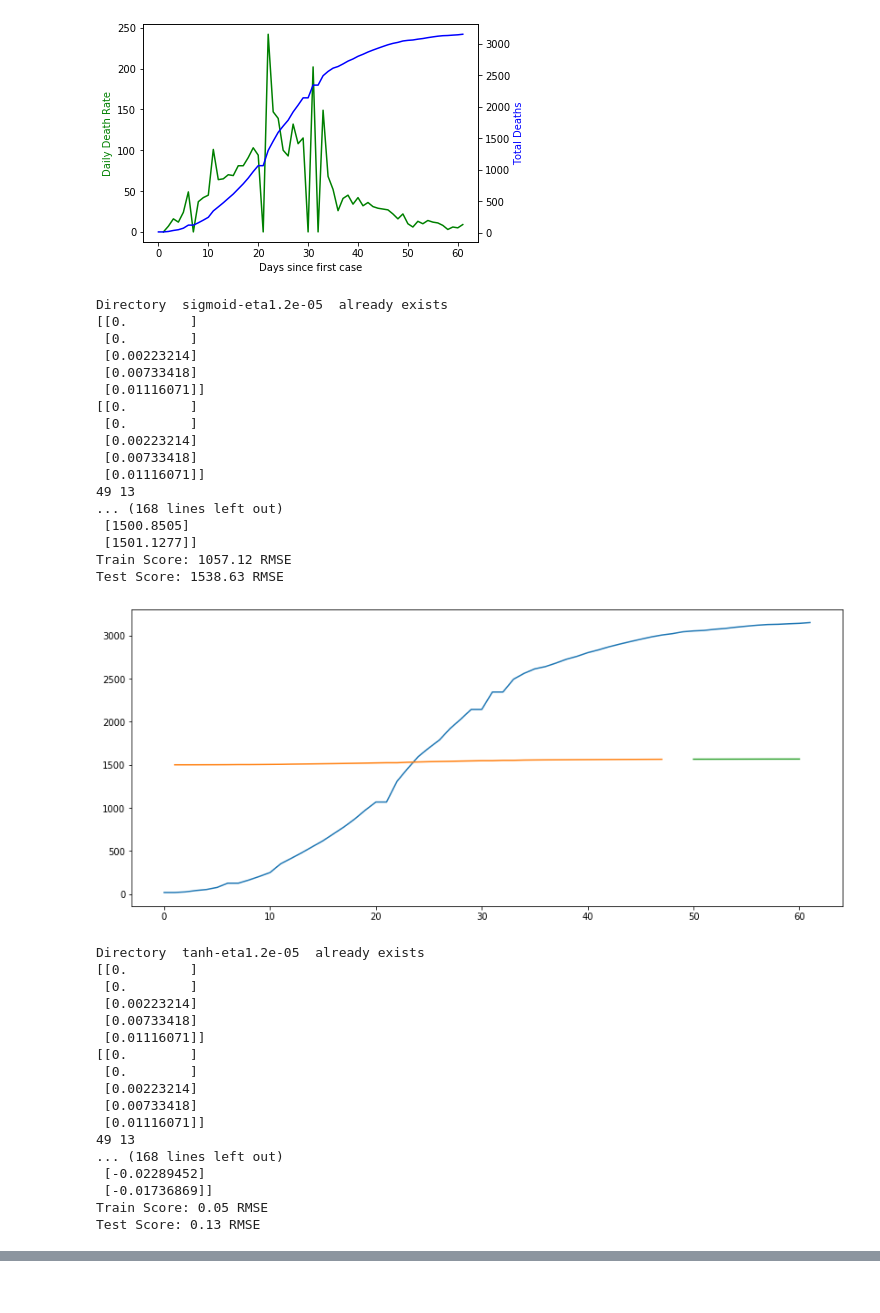
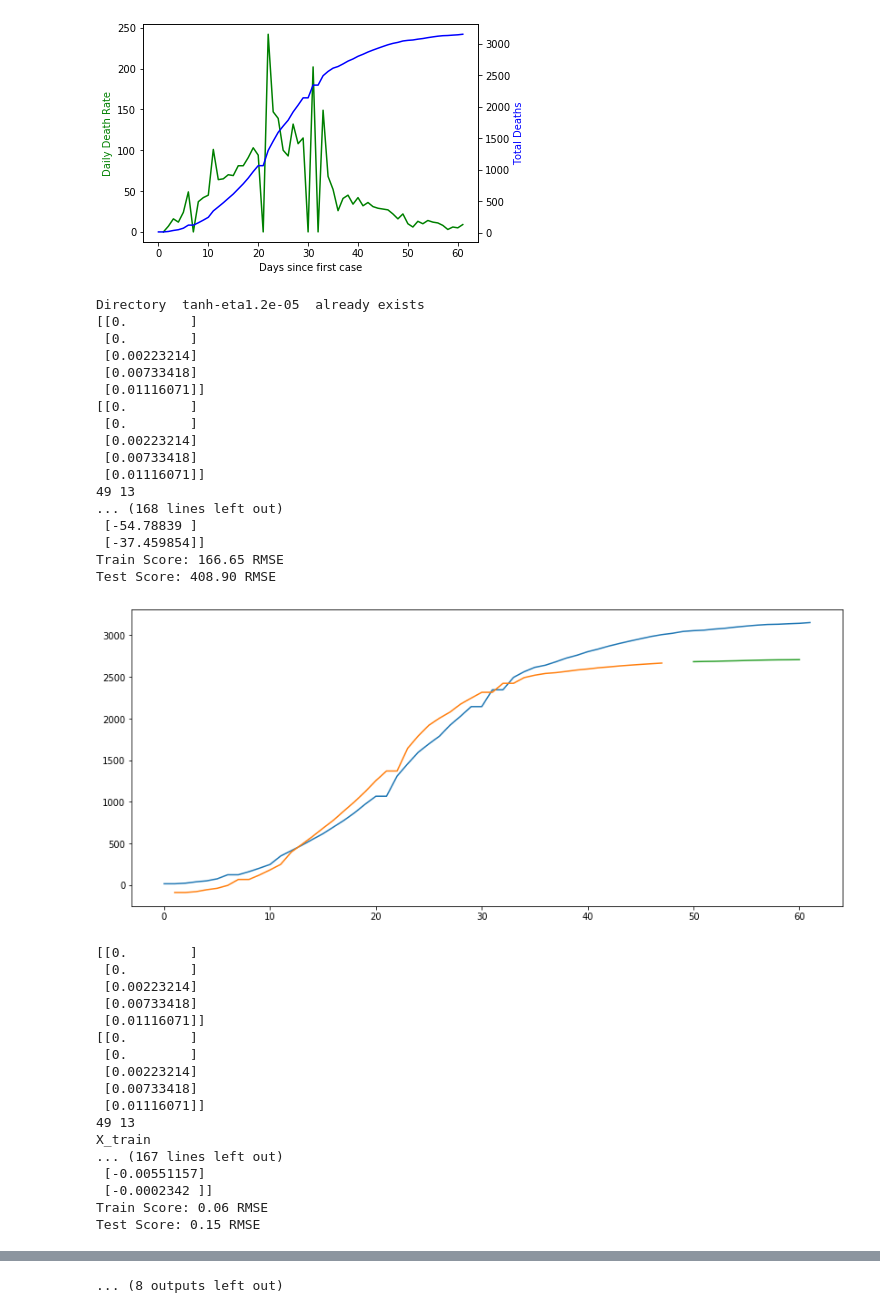
Before and after one commit to zhuowenzhao/COVID19-prediction, a Jupyter notebook: covid_slim.ipynb, the cells around one changed output, grey strips where cells are left out. Drawn from its saved outputs; the diff is of its cells as text; code cells hidden in the pictures.

```diff
--- a/covid_slim.ipynb
+++ b/covid_slim.ipynb
@@ -109,13 +109,13 @@ def create_dataset(data, look_back=1):
 
 #Slim LSTM training
 
-acts = ['sigmoid' , 'tanh']
+acts = ['tanh'] #'sigmoid' ,'tanh'
 #include all your models ina list
-lstms = ['LSTM1'] #, 'LSTM2', 'LSTM3','LSTM4', 'LSTM5', 'LSTM6', 'LSTM4a', 'LSTM5a', 'LSTM10', 'LSTM11']
+lstms = ['LSTM1', 'LSTM2', 'LSTM3', 'LSTM4', 'LSTM5', 'LSTM6', 'LSTM4a', 'LSTM5a', 'LSTM10', 'LSTM11']
 #inlcude all your lr (grid) in a list
 etas = [1.2e-5]
 #Use the name label of the model for the file
-names = ['lstm1']#, 'lstm2', 'lstm3','lstm4', 'lstm5', 'lstm6', 'lstm4a', 'lstm5a', 'lstm10', 'lstm11']
+names = ['lstm1', 'lstm2', 'lstm3', 'lstm4', 'lstm5', 'lstm6', 'lstm4a', 'lstm5a', 'lstm10', 'lstm11']
 
 for act in acts:
     for eta in etas:
@@ -186,40 +186,39 @@ for act in acts:
             # shift test predictions for plotting
             testPredictPlot = np.empty_like(dataset)
             testPredictPlot[:, :] = np.nan
             testPredictPlot[len(trainPredict)+(look_back*2)+1:len(dataset)-1, :] = testPredict
             # plot baseline and predictions
             Data = dataset
             plt.plot(scaler.inverse_transform(Data))
             plt.plot(trainPredictPlot)
             plt.plot(testPredictPlot)
             plt.show()
 
 # create and fit the LSTM network
 # model = Sequential()
 # model.add(LSTM(4, input_shape=(1, look_back)))
 # model.add(Dense(1))
 # model.compile(loss='mean_squared_error', optimizer='adam')
 # model.fit(trainX, trainY, epochs=50, batch_size=1, verbose=2)
 # %% [output]
-Directory  sigmoid-eta1.2e-05  already exists
+Directory  tanh-eta1.2e-05  already exists
 [[0.        ]
  [0.        ]
  [0.00223214]
  [0.00733418]
  [0.01116071]]
 [[0.        ]
  [0.        ]
  [0.00223214]
  [0.00733418]
  [0.01116071]]
 49 13
 ... (168 lines left out)
- [1500.8505]
- [1501.1277]]
-Train Score: 1057.12 RMSE
-Test Score: 1538.63 RMSE
+ [-54.78839 ]
+ [-37.459854]]
+Train Score: 166.65 RMSE
+Test Score: 408.90 RMSE
-[figure, old version]
+[figure, new version]
-Directory  tanh-eta1.2e-05  already exists
 [[0.        ]
  [0.        ]
  [0.00223214]
@@ -231,8 +230,9 @@ Directory  tanh-eta1.2e-05  already exists
  [0.00733418]
  [0.01116071]]
 49 13
-... (168 lines left out)
- [-0.02289452]
- [-0.01736869]]
-Train Score: 0.05 RMSE
-Test Score: 0.13 RMSE
+X_train
+... (167 lines left out)
+ [-0.00551157]
+ [-0.0002342 ]]
+Train Score: 0.06 RMSE
+Test Score: 0.15 RMSE
@@ -239,0 +312 @@ Test Score: 0.13 RMSE
+... (8 outputs left out)
```
Also changed, not shown: parts of 1 cell of this notebook.
